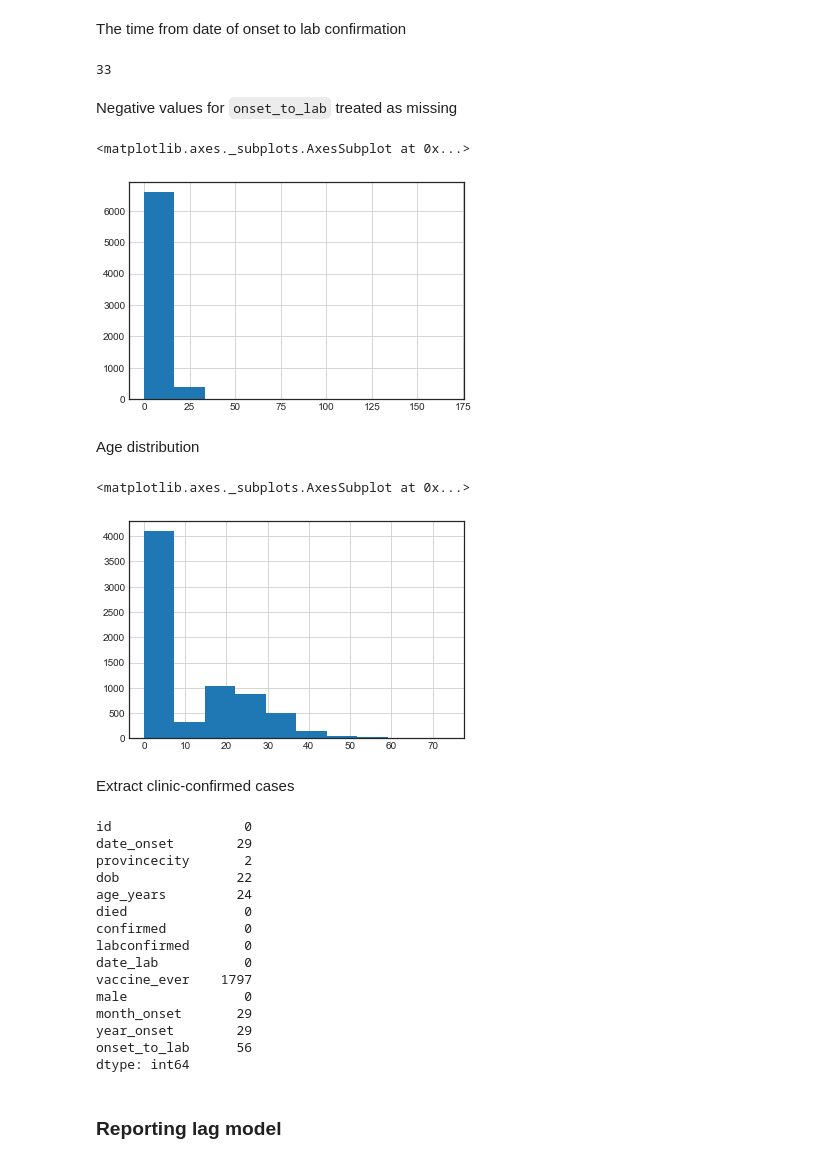
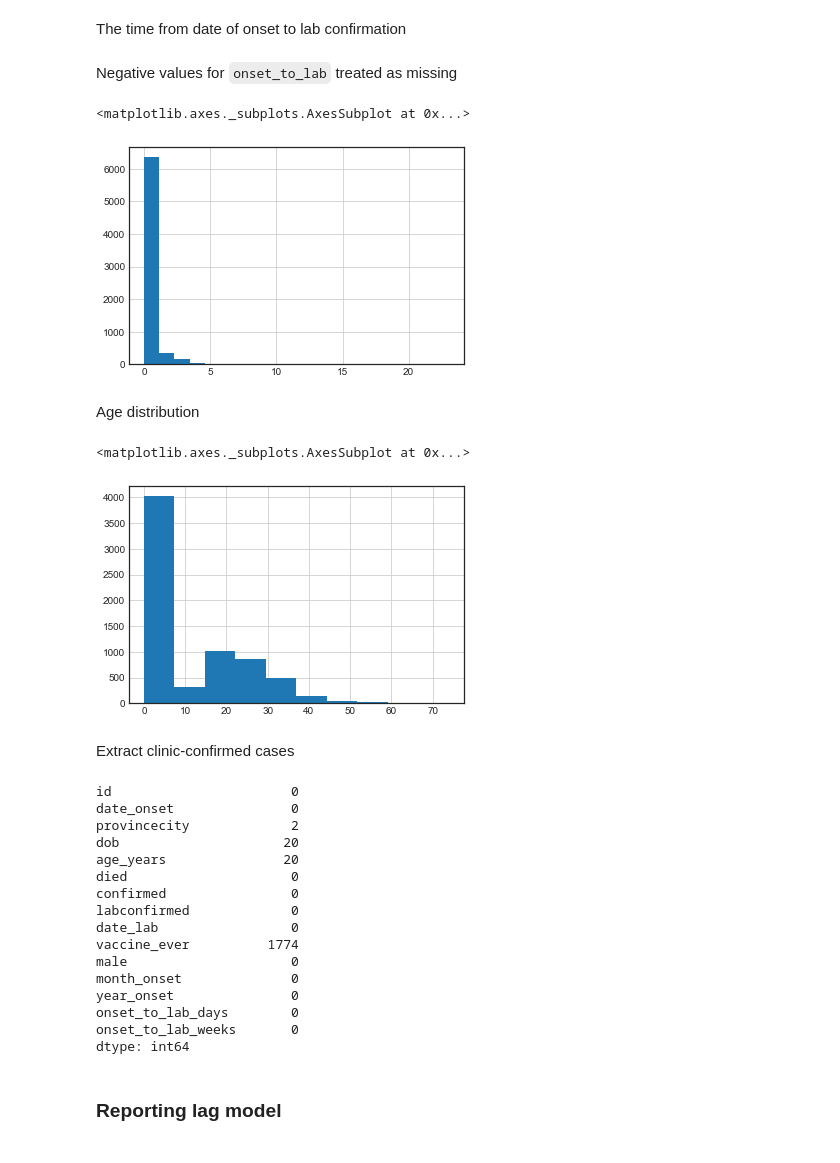
Before and after one commit to fonnesbeck/mongolia_measles, a Jupyter notebook: notebooks/Confirmation Rates (GP).ipynb, the cells around one changed output. Cells and saved outputs as stored; diff of their text form; code cells hidden in the pictures.

```diff
--- a/notebooks/Confirmation Rates (GP).ipynb
+++ b/notebooks/Confirmation Rates (GP).ipynb
@@ -47,7 +47,7 @@ Import line list
 # %%
 line_list = pd.read_csv(DATA+'clean/line_list.csv', parse_dates=['date_onset', 'dob', 'date_lab'])
 # %%
-lab_samples = line_list.dropna(subset=['date_lab']).copy()
+lab_samples = line_list.dropna(subset=['date_lab', 'date_onset']).copy()
 lab_samples.head()
 # %% [output]
 |  | id | date_onset | provincecity | dob | age_years | died | confirmed | labconfirmed | date_lab | ... |
@@ -81,27 +81,25 @@ ax.set_title('Map of log(confirmed cases)');
 # %% [markdown]
 The time from date of onset to lab confirmation
 # %%
-lab_samples['onset_to_lab'] = (lab_samples.date_lab - lab_samples.date_onset).dt.days
+lab_samples['onset_to_lab_days'] = (lab_samples.date_lab - lab_samples.date_onset).dt.days
-# %%
-(lab_samples.onset_to_lab<0).sum()
-# %% [output]
-33
+# %%
+lab_samples['onset_to_lab_weeks'] = (lab_samples['onset_to_lab_days']/7).astype(int)
 # %% [markdown]
 Negative values for `onset_to_lab` treated as missing
 # %%
-lab_samples.loc[lab_samples.onset_to_lab<0, 'onset_to_lab'] = np.nan
+lab_samples = lab_samples[lab_samples.onset_to_lab_days>0]
 # %%
-lab_samples.onset_to_lab.hist()
+lab_samples.onset_to_lab_weeks.hist(bins=20)
 # %% [output]
 <matplotlib.axes._subplots.AxesSubplot at 0x...>
-[figure, old version]
+[figure, new version]
 # %% [markdown]
 Age distribution
 # %%
 lab_samples.age_years.hist()
 # %% [output]
 <matplotlib.axes._subplots.AxesSubplot at 0x...>
-[figure, old version]
+[figure, new version]
 # %% [markdown]
 Extract clinic-confirmed cases
 # %%
@@ -109,20 +107,21 @@ clinic_confirmed = lab_samples.query('confirmed==1')
 # %%
 clinic_confirmed.isnull().sum()
 # %% [output]
-id                 0
-date_onset        29
-provincecity       2
-dob               22
-age_years         24
-died               0
-confirmed          0
-labconfirmed       0
-date_lab           0
-vaccine_ever    1797
-male               0
-month_onset       29
-year_onset        29
-onset_to_lab      56
+id                       0
+date_onset               0
+provincecity             2
+dob                     20
+age_years               20
+died                     0
+confirmed                0
+labconfirmed             0
+date_lab                 0
+vaccine_ever          1774
+male                     0
+month_onset              0
+year_onset               0
+onset_to_lab_days        0
+onset_to_lab_weeks       0
 dtype: int64
 # %% [markdown]
 ### Reporting lag model
```
Also changed, not shown: parts of 29 cells of this notebook, 2 other files.
